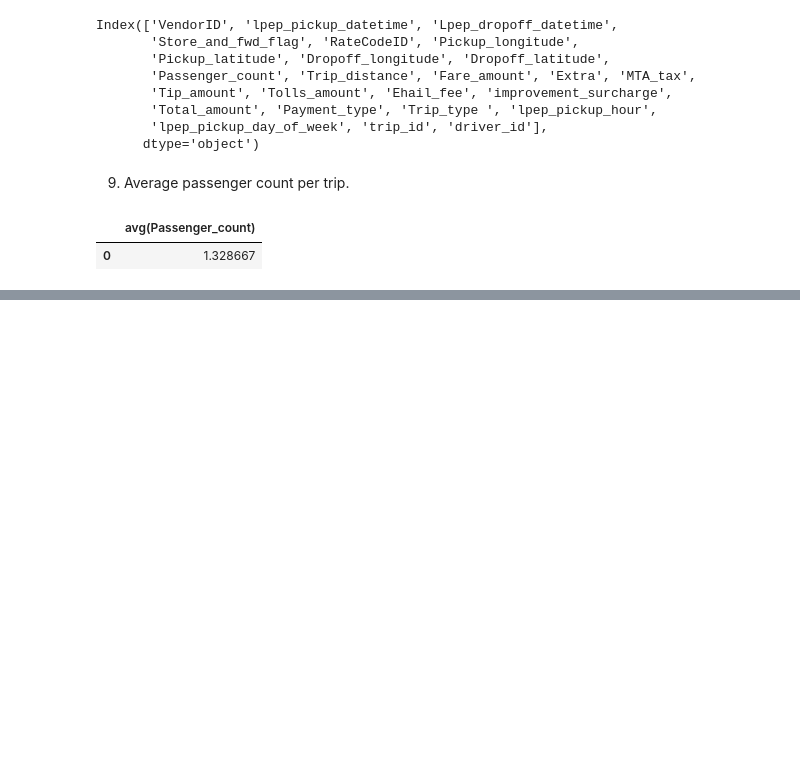
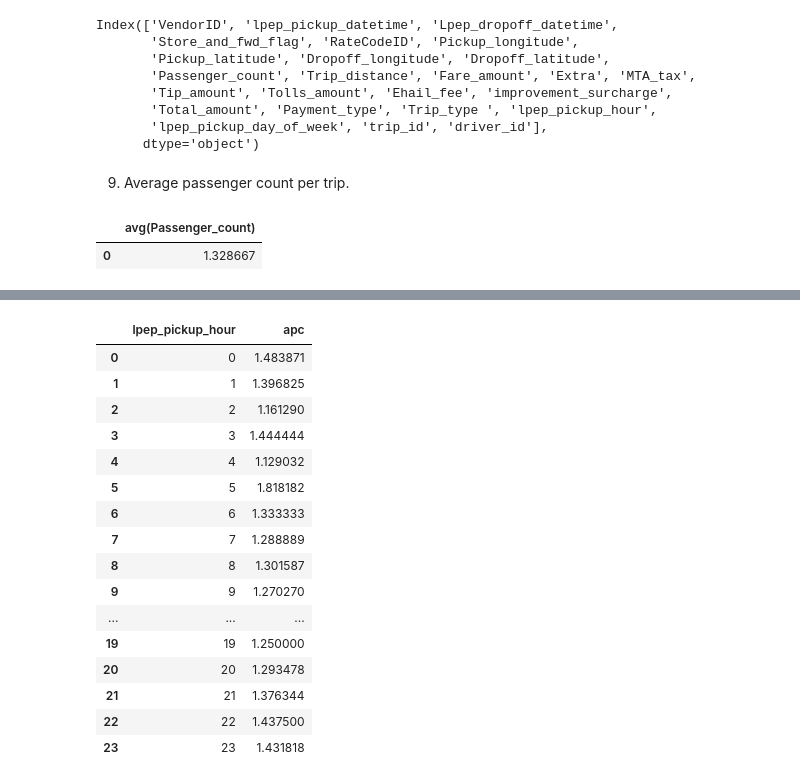
Before and after one commit to bayraktarengin/eurotech, a Jupyter notebook: nyc_taxi_query_notebook.ipynb, the cells around one changed output, grey strips where cells are left out. Cells and saved outputs as stored; diff of their text form; code cells hidden in the pictures; blank space fills up the shorter version.

```diff
--- a/nyc_taxi_query_notebook.ipynb
+++ b/nyc_taxi_query_notebook.ipynb
@@ -478,0 +482,27 @@ sqldf(q)
+# %%
+q = """
+        SELECT lpep_pickup_hour, avg(Passenger_count) as apc
+        FROM nyc_data_sep
+        group by lpep_pickup_hour
+
+
+    """
+sqldf(q)
+# %% [output]
+|  | lpep_pickup_hour | apc |
+| 0 | 0 | 1.483871 |
+| 1 | 1 | 1.396825 |
+| 2 | 2 | 1.161290 |
+| 3 | 3 | 1.444444 |
+| 4 | 4 | 1.129032 |
+| 5 | 5 | 1.818182 |
+| 6 | 6 | 1.333333 |
+| 7 | 7 | 1.288889 |
+| 8 | 8 | 1.301587 |
+| 9 | 9 | 1.270270 |
+| ... | ... | ... |
+| 19 | 19 | 1.250000 |
+| 20 | 20 | 1.293478 |
+| 21 | 21 | 1.376344 |
+| 22 | 22 | 1.437500 |
+| 23 | 23 | 1.431818 |
```
Also changed, not shown: parts of 17 cells of this notebook.
